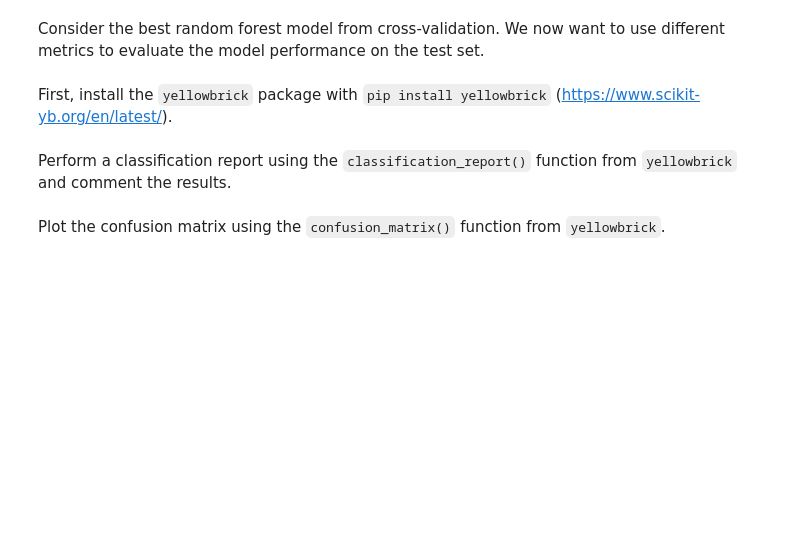
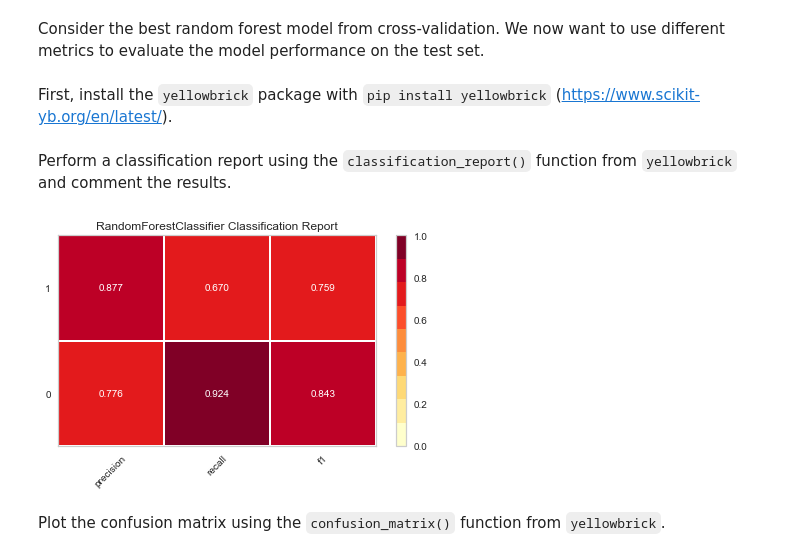
Before and after one commit to victorsamueldaniel/ML, a Jupyter notebook: week_7/Exercise_07_grp17.ipynb, the cells around one changed output. Drawn from its saved outputs; the diff is of its cells as text; code cells hidden in the pictures; blank space fills up the shorter version.

```diff
--- a/week_7/Exercise_07_grp17.ipynb
+++ b/week_7/Exercise_07_grp17.ipynb
@@ -64,7 +64,7 @@ categories
 | 3 | None | typical | None | None | None | None | 3.0 | None | None |
 # %%
 X_1 = pd.get_dummies(heart_df.drop(["AHD"],axis=1),drop_first=True)
-y_1 = heart_df['AHD']
+y_1 = pd.get_dummies(heart_df['AHD'])['Yes']
 # %% [markdown]
 Split the data into train and test. Set random_state=40 and leave 20% of the data out for the test set.
 # %%
@@ -212,0 +173,3 @@ list(ParameterGrid({"max_features" : leaf_grid, "min_samples_leaf" :features_gri
+# %%
+best_forest = RandomForestClassifier().set_params(**best_params).set_params(**{"warm_start" : False})
+best_forest.fit(X_1_train,y_1_train)
@@ -221,4 +193,8 @@ First, install the `yellowbrick` package with `pip install yellowbrick` (https:/
 # %% [markdown]
 Perform a classification report using the `classification_report()` function from `yellowbrick` and comment the results.
+# %%
+classification_report(best_forest, X_1_train, y_1_train);
+# %% [output]
+[figure, added]
 # %% [markdown]
 Plot the confusion matrix using the `confusion_matrix()` function from `yellowbrick`.
```
Also changed, not shown: parts of 14 cells of this notebook.
